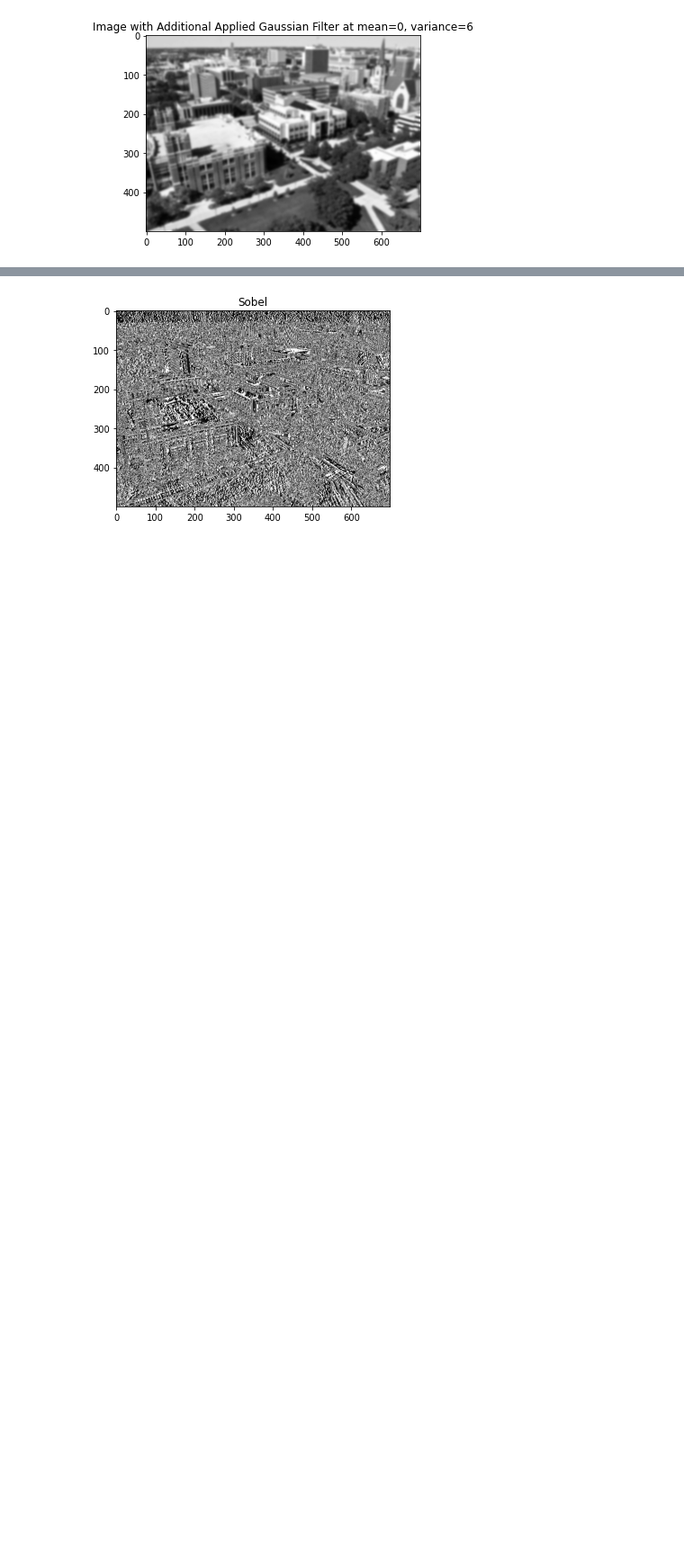
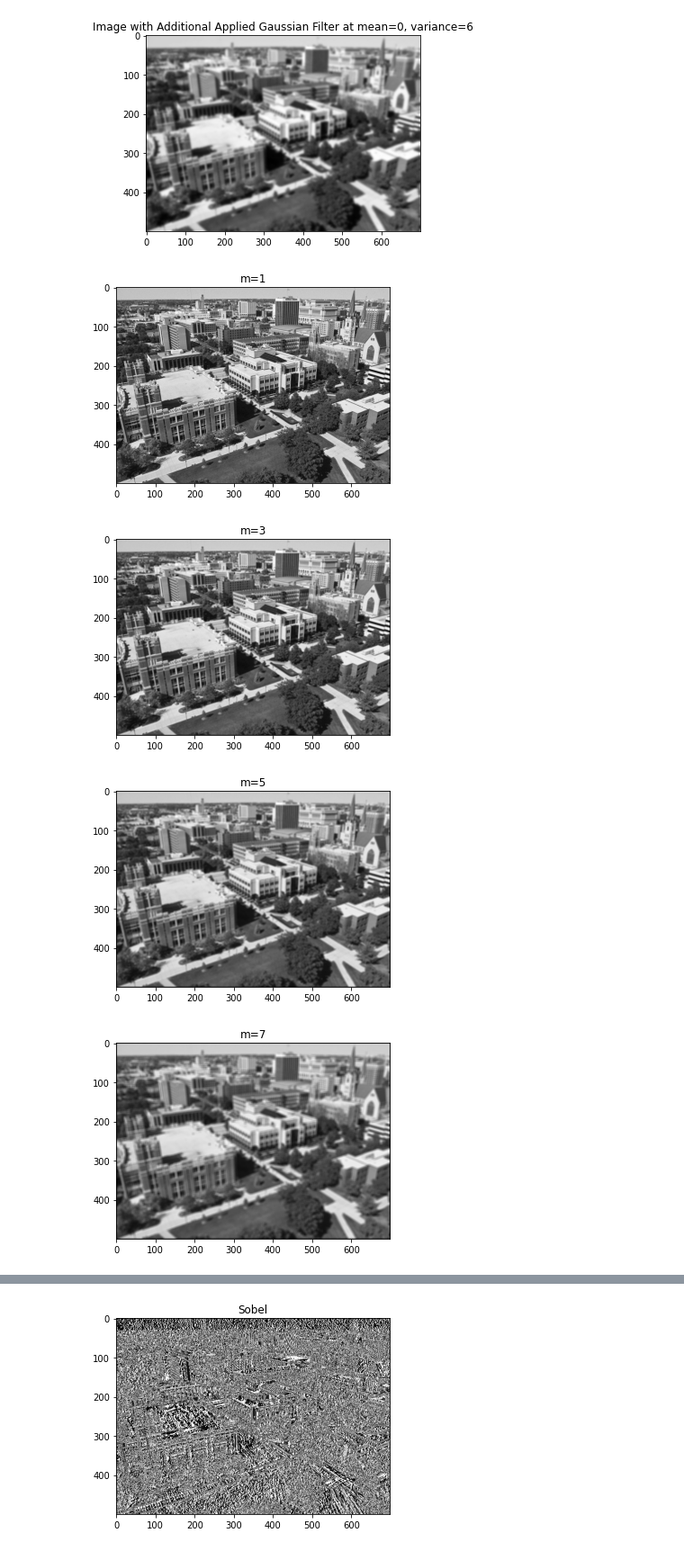
Before and after one commit to Yatagarasu50469/Guided-Filteration, a Jupyter notebook: programming_assignment2_template.ipynb, the cells around one changed output, grey strips where cells are left out. Shown at 90% size. Cells and saved outputs as stored; diff of their text form; code cells hidden in the pictures; blank space fills up the shorter version.

```diff
--- a/programming_assignment2_template.ipynb
+++ b/programming_assignment2_template.ipynb
@@ -65,11 +68,31 @@ plt.show()
 [figure]
 # %%
 # Apply a Gaussian filter with mean 0 and variance 6 to the image and display the resulting image.
-var=6
-sigma = var**0.5
-noisy_img = scipy.ndimage.gaussian_filter(noisy_img, sigma)
-plt.imshow(noisy_img,cmap='gray')
+variance=6
+sigma = variance**0.5
+appliedGaussian = scipy.ndimage.gaussian_filter(noisy_img, sigma)
+plt.imshow(appliedGaussian,cmap='gray')
 plt.title('Image with Additional Applied Gaussian Filter at mean=0, variance=6')
 plt.show()
 # %% [output]
 [figure]
+# %%
+# Apply a mean filter to the image corrupted with noise. Experiment with the filter size to optimize the results.
+mChoices = [1, 3, 5, 7, 9, 11, 13, 15, 17, 19]
+for m in mChoices:
+  kernel = np.ones((m,m))/m**2
+  result = scipy.ndimage.filters.convolve(noisy_img, kernel,mode='constant', cval=0.0)
+  plt.imshow(result,cmap='gray')
+  plt.title('m='+str(m))
+  plt.show()
+
+m = 1
+kernel = np.ones((m,m))/m**2
+plt.imshow(scipy.ndimage.filters.convolve(noisy_img, kernel,mode='constant', cval=0.0),cmap='gray')
+plt.title('Cannot visually distinguish from original image\nOptimal result seen at about m='+str(m))
+plt.show()
+# %% [output]
+[figure, added]
+[figure, added]
+[figure, added]
+[figure, added]
```
Also changed, not shown: parts of 8 cells of this notebook.
